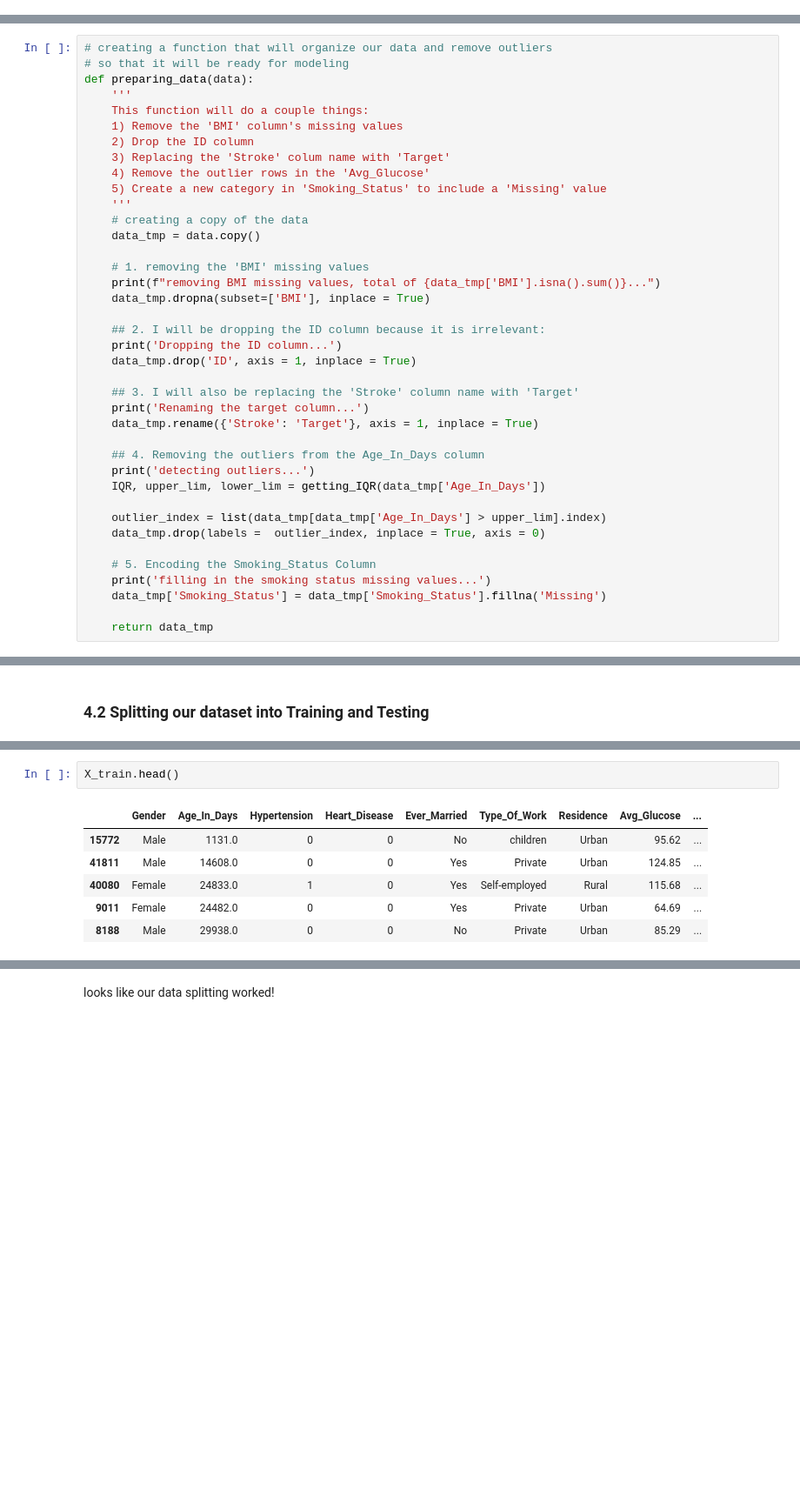
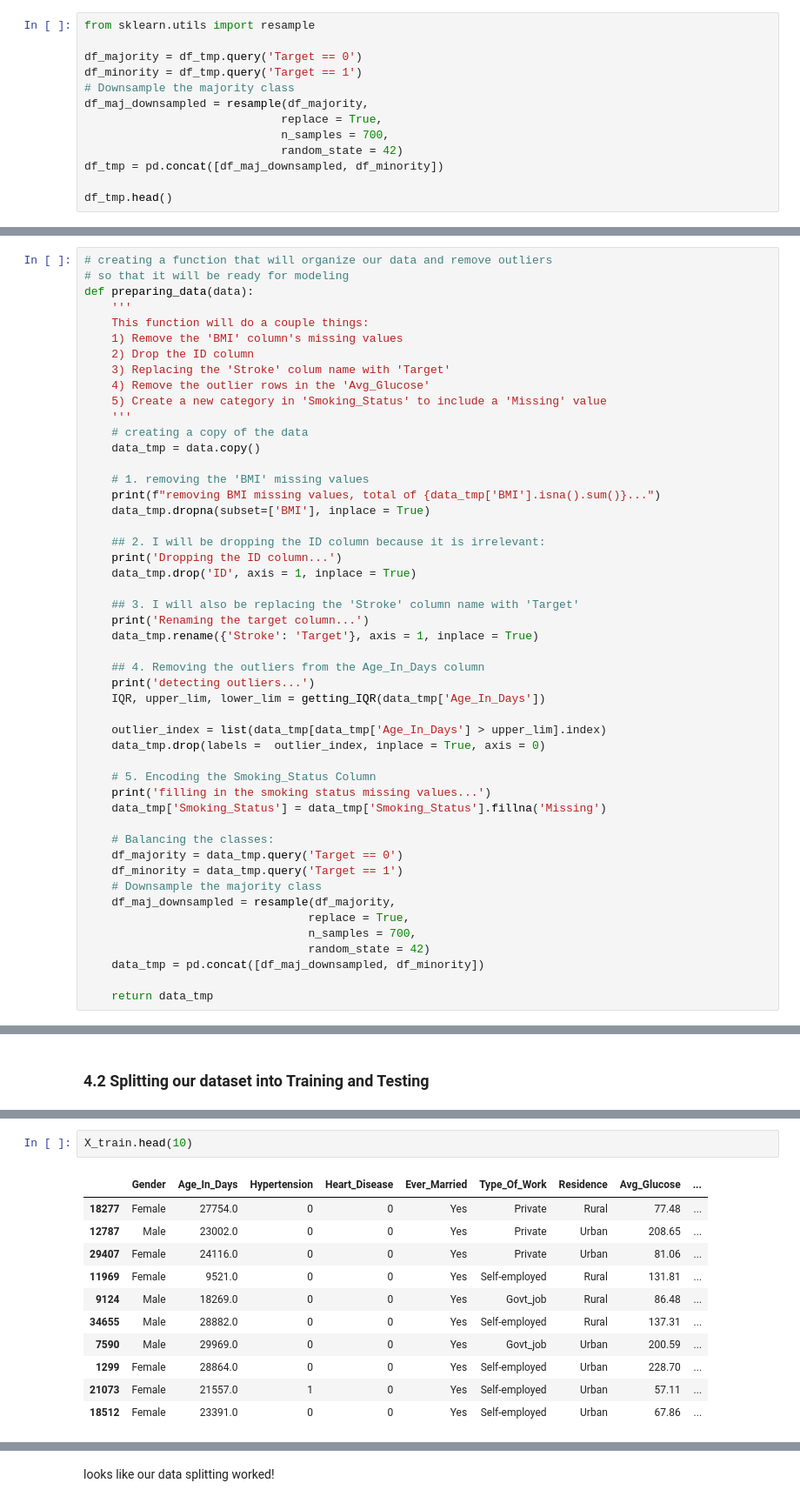
Before and after one commit to johnnys7n/Data-Scientist-Case-Study, a Jupyter notebook: Roche-Case-Study-Project.ipynb, the cells around one changed output, grey strips where cells are left out. Shown at 87% size. Drawn from its saved outputs; the diff is of its cells as text; blank space fills up the shorter version.

```diff
--- a/Roche-Case-Study-Project.ipynb
+++ b/Roche-Case-Study-Project.ipynb
@@ -487,0 +514,13 @@ Now that we removed the outliers for the `Age_In_Days` column we can proceed wit
+# %%
+from sklearn.utils import resample
+
+df_majority = df_tmp.query('Target == 0')
+df_minority = df_tmp.query('Target == 1')
+# Downsample the majority class
+df_maj_downsampled = resample(df_majority,
+                             replace = True,
+                             n_samples = 700,
+                             random_state = 42)
+df_tmp = pd.concat([df_maj_downsampled, df_minority])
+
+df_tmp.head()
@@ -580,6 +730,16 @@ def preparing_data(data):
     print('filling in the smoking status missing values...')
     data_tmp['Smoking_Status'] = data_tmp['Smoking_Status'].fillna('Missing')
 
+    # Balancing the classes:
+    df_majority = data_tmp.query('Target == 0')
+    df_minority = data_tmp.query('Target == 1')
+    # Downsample the majority class
+    df_maj_downsampled = resample(df_majority,
+                                 replace = True,
+                                 n_samples = 700,
+                                 random_state = 42)
+    data_tmp = pd.concat([df_maj_downsampled, df_minority])
+
     return data_tmp
 # %%
 df_model = preparing_data(df)
@@ -653,12 +818,17 @@ X_train.shape, X_test.shape, y_train.shape, y_test.shape
 # %%
-X_train.head()
+X_train.head(10)
 # %% [output]
 |  | Gender | Age_In_Days | Hypertension | Heart_Disease | Ever_Married | Type_Of_Work | Residence | Avg_Glucose | ... |
-| 15772 | Male | 1131.0 | 0 | 0 | No | children | Urban | 95.62 | ... |
-| 41811 | Male | 14608.0 | 0 | 0 | Yes | Private | Urban | 124.85 | ... |
-| 40080 | Female | 24833.0 | 1 | 0 | Yes | Self-employed | Rural | 115.68 | ... |
-| 9011 | Female | 24482.0 | 0 | 0 | Yes | Private | Urban | 64.69 | ... |
-| 8188 | Male | 29938.0 | 0 | 0 | No | Private | Urban | 85.29 | ... |
+| 18277 | Female | 27754.0 | 0 | 0 | Yes | Private | Rural | 77.48 | ... |
+| 12787 | Male | 23002.0 | 0 | 0 | Yes | Private | Urban | 208.65 | ... |
+| 29407 | Female | 24116.0 | 0 | 0 | Yes | Private | Urban | 81.06 | ... |
+| 11969 | Female | 9521.0 | 0 | 0 | Yes | Self-employed | Rural | 131.81 | ... |
+| 9124 | Male | 18269.0 | 0 | 0 | Yes | Govt_job | Rural | 86.48 | ... |
+| 34655 | Male | 28882.0 | 0 | 0 | Yes | Self-employed | Rural | 137.31 | ... |
+| 7590 | Male | 29969.0 | 0 | 0 | Yes | Govt_job | Urban | 200.59 | ... |
+| 1299 | Female | 28864.0 | 0 | 0 | Yes | Self-employed | Urban | 228.70 | ... |
+| 21073 | Female | 21557.0 | 1 | 0 | Yes | Self-employed | Urban | 57.11 | ... |
+| 18512 | Female | 23391.0 | 0 | 0 | Yes | Self-employed | Urban | 67.86 | ... |
 # %%
 y
 # %% [output]
```
Also changed, not shown: parts of 43 cells of this notebook.
